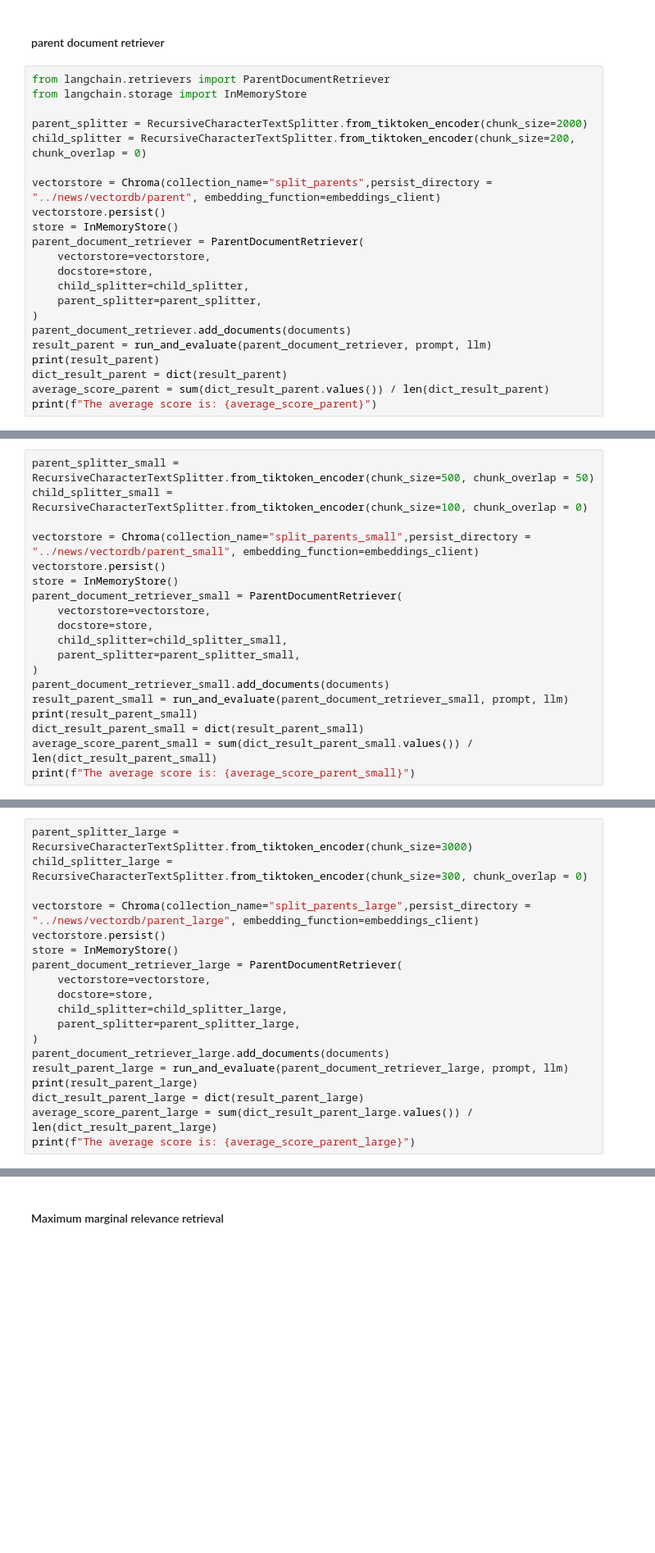
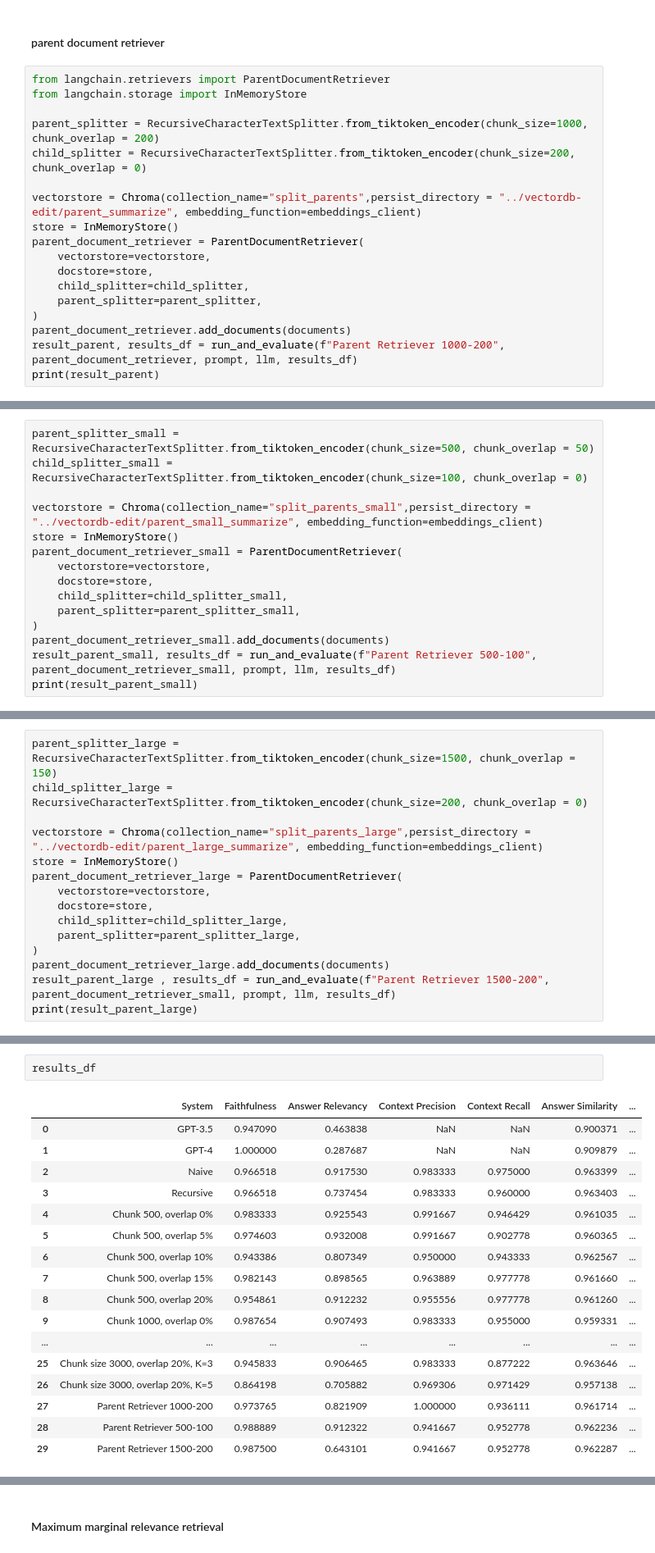
Before and after one commit to misslapina123/thesis-rag, a Jupyter notebook: summarization/news_summary.ipynb, the cells around one changed output, grey strips where cells are left out. Shown at 82% size. Drawn from its saved outputs; the diff is of its cells as text; blank space fills up the shorter version.

```diff
--- a/summarization/news_summary.ipynb
+++ b/summarization/news_summary.ipynb
@@ -472,11 +733,10 @@ The average score is: 0.8638028044818998
 from langchain.retrievers import ParentDocumentRetriever
 from langchain.storage import InMemoryStore
 
-parent_splitter = RecursiveCharacterTextSplitter.from_tiktoken_encoder(chunk_size=2000)
+parent_splitter = RecursiveCharacterTextSplitter.from_tiktoken_encoder(chunk_size=1000, chunk_overlap = 200)
 child_splitter = RecursiveCharacterTextSplitter.from_tiktoken_encoder(chunk_size=200, chunk_overlap = 0)
 
-vectorstore = Chroma(collection_name="split_parents",persist_directory = "../news/vectordb/parent", embedding_function=embeddings_client)
-vectorstore.persist()
+vectorstore = Chroma(collection_name="split_parents",persist_directory = "../vectordb-edit/parent_summarize", embedding_function=embeddings_client)
 store = InMemoryStore()
 parent_document_retriever = ParentDocumentRetriever(
     vectorstore=vectorstore,
@@ -485,9 +745,6 @@ parent_document_retriever = ParentDocumentRetriever(
     parent_splitter=parent_splitter,
 )
 parent_document_retriever.add_documents(documents)
-result_parent = run_and_evaluate(parent_document_retriever, prompt, llm)
+result_parent, results_df = run_and_evaluate(f"Parent Retriever 1000-200", parent_document_retriever, prompt, llm, results_df)
 print(result_parent)
-dict_result_parent = dict(result_parent)
-average_score_parent = sum(dict_result_parent.values()) / len(dict_result_parent)
-print(f"The average score is: {average_score_parent}")
 # %% [output]
@@ -506,8 +762,7 @@ The average score is: 0.9183376088705733
 parent_splitter_small = RecursiveCharacterTextSplitter.from_tiktoken_encoder(chunk_size=500, chunk_overlap = 50)
 child_splitter_small = RecursiveCharacterTextSplitter.from_tiktoken_encoder(chunk_size=100, chunk_overlap = 0)
 
-vectorstore = Chroma(collection_name="split_parents_small",persist_directory = "../news/vectordb/parent_small", embedding_function=embeddings_client)
-vectorstore.persist()
+vectorstore = Chroma(collection_name="split_parents_small",persist_directory = "../vectordb-edit/parent_small_summarize", embedding_function=embeddings_client)
 store = InMemoryStore()
 parent_document_retriever_small = ParentDocumentRetriever(
     vectorstore=vectorstore,
@@ -516,10 +771,7 @@ parent_document_retriever_small = ParentDocumentRetriever(
     parent_splitter=parent_splitter_small,
 )
 parent_document_retriever_small.add_documents(documents)
-result_parent_small = run_and_evaluate(parent_document_retriever_small, prompt, llm)
+result_parent_small, results_df = run_and_evaluate(f"Parent Retriever 500-100", parent_document_retriever_small, prompt, llm, results_df)
 print(result_parent_small)
-dict_result_parent_small = dict(result_parent_small)
-average_score_parent_small = sum(dict_result_parent_small.values()) / len(dict_result_parent_small)
-print(f"The average score is: {average_score_parent_small}")
 # %% [output]
 passing column names as 'ground_truths' is deprecated and will be removed in the next version, please use 'ground_truth' instead. Note that `ground_truth` should be of type string and not Sequence[str ...
@@ -528,9 +787,8 @@ The average score is: 0.871012803992867
 # %%
-parent_splitter_large = RecursiveCharacterTextSplitter.from_tiktoken_encoder(chunk_size=3000)
-child_splitter_large = RecursiveCharacterTextSplitter.from_tiktoken_encoder(chunk_size=300, chunk_overlap = 0)
+parent_splitter_large = RecursiveCharacterTextSplitter.from_tiktoken_encoder(chunk_size=1500, chunk_overlap = 150)
+child_splitter_large = RecursiveCharacterTextSplitter.from_tiktoken_encoder(chunk_size=200, chunk_overlap = 0)
 
-vectorstore = Chroma(collection_name="split_parents_large",persist_directory = "../news/vectordb/parent_large", embedding_function=embeddings_client)
-vectorstore.persist()
+vectorstore = Chroma(collection_name="split_parents_large",persist_directory = "../vectordb-edit/parent_large_summarize", embedding_function=embeddings_client)
 store = InMemoryStore()
 parent_document_retriever_large = ParentDocumentRetriever(
     vectorstore=vectorstore,
@@ -539,10 +797,7 @@ parent_document_retriever_large = ParentDocumentRetriever(
     parent_splitter=parent_splitter_large,
 )
 parent_document_retriever_large.add_documents(documents)
-result_parent_large = run_and_evaluate(parent_document_retriever_large, prompt, llm)
+result_parent_large , results_df = run_and_evaluate(f"Parent Retriever 1500-200", parent_document_retriever_small, prompt, llm, results_df)
 print(result_parent_large)
-dict_result_parent_large = dict(result_parent_large)
-average_score_parent_large = sum(dict_result_parent_large.values()) / len(dict_result_parent_large)
-print(f"The average score is: {average_score_parent_large}")
 # %% [output]
 passing column names as 'ground_truths' is deprecated and will be removed in the next version, please use 'ground_truth' instead. Note that `ground_truth` should be of type string and not Sequence[str ...
@@ -550,0 +813,20 @@ The average score is: 0.9107785434064702
+# %%
+results_df
+# %% [output]
+|  | System | Faithfulness | Answer Relevancy | Context Precision | Context Recall | Answer Similarity | ... |
+| 0 | GPT-3.5 | 0.947090 | 0.463838 | NaN | NaN | 0.900371 | ... |
+| 1 | GPT-4 | 1.000000 | 0.287687 | NaN | NaN | 0.909879 | ... |
+| 2 | Naive | 0.966518 | 0.917530 | 0.983333 | 0.975000 | 0.963399 | ... |
+| 3 | Recursive | 0.966518 | 0.737454 | 0.983333 | 0.960000 | 0.963403 | ... |
+| 4 | Chunk 500, overlap 0% | 0.983333 | 0.925543 | 0.991667 | 0.946429 | 0.961035 | ... |
+| 5 | Chunk 500, overlap 5% | 0.974603 | 0.932008 | 0.991667 | 0.902778 | 0.960365 | ... |
+| 6 | Chunk 500, overlap 10% | 0.943386 | 0.807349 | 0.950000 | 0.943333 | 0.962567 | ... |
+| 7 | Chunk 500, overlap 15% | 0.982143 | 0.898565 | 0.963889 | 0.977778 | 0.961660 | ... |
+| 8 | Chunk 500, overlap 20% | 0.954861 | 0.912232 | 0.955556 | 0.977778 | 0.961260 | ... |
+| 9 | Chunk 1000, overlap 0% | 0.987654 | 0.907493 | 0.983333 | 0.955000 | 0.959331 | ... |
+| ... | ... | ... | ... | ... | ... | ... | ... |
+| 25 | Chunk size 3000, overlap 20%, K=3 | 0.945833 | 0.906465 | 0.983333 | 0.877222 | 0.963646 | ... |
+| 26 | Chunk size 3000, overlap 20%, K=5 | 0.864198 | 0.705882 | 0.969306 | 0.971429 | 0.957138 | ... |
+| 27 | Parent Retriever 1000-200 | 0.973765 | 0.821909 | 1.000000 | 0.936111 | 0.961714 | ... |
+| 28 | Parent Retriever 500-100 | 0.988889 | 0.912322 | 0.941667 | 0.952778 | 0.962236 | ... |
+| 29 | Parent Retriever 1500-200 | 0.987500 | 0.643101 | 0.941667 | 0.952778 | 0.962287 | ... |
```
Also changed, not shown: parts of 62 cells of this notebook, 3 other files.
